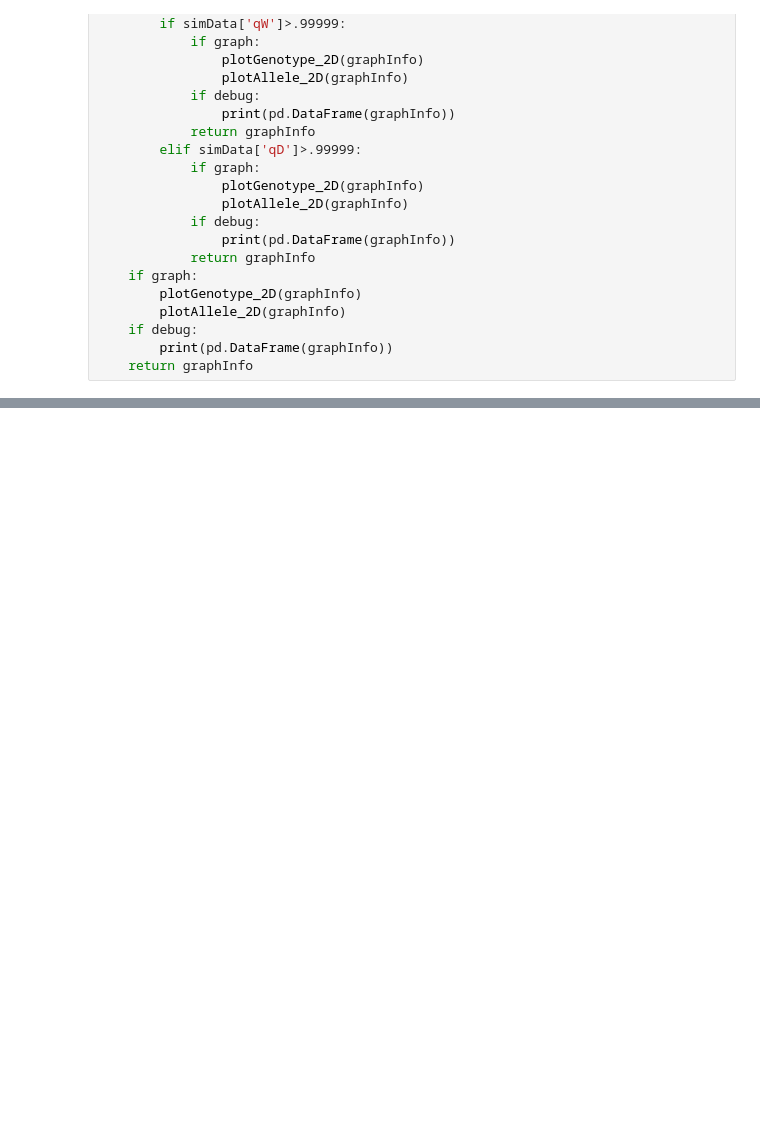
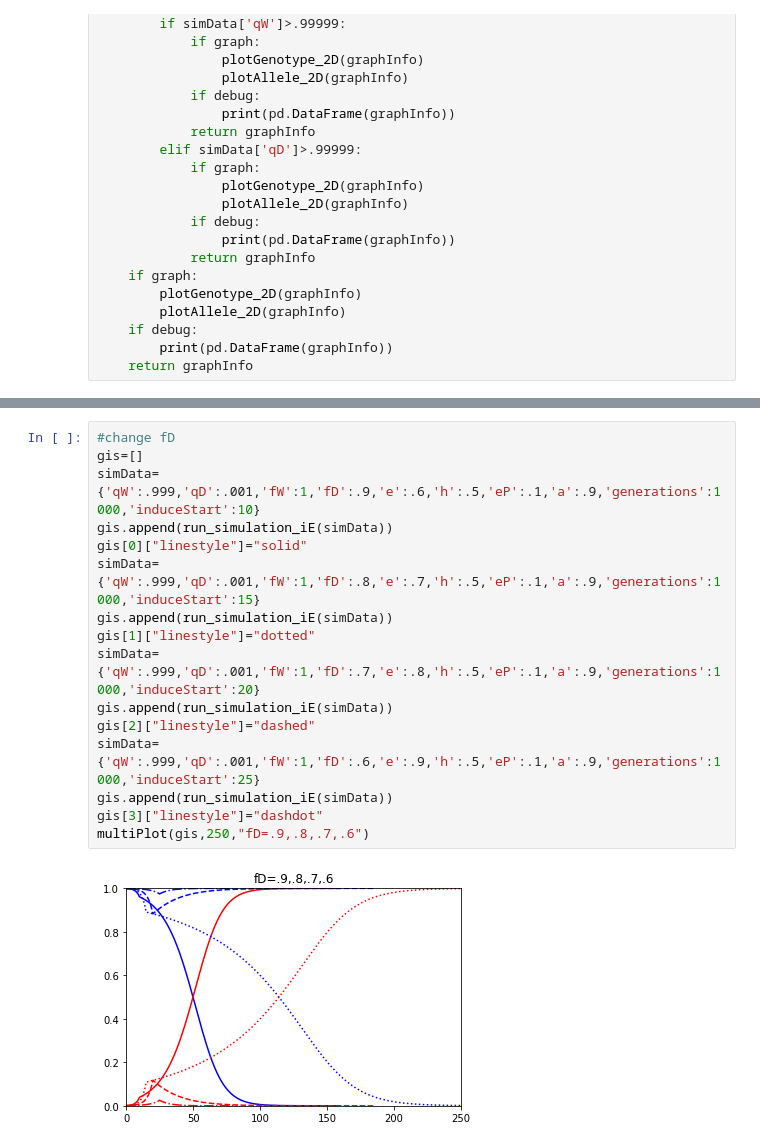
Before and after one commit to mgheffel/CRISPR-Gene-Drive-Population-Model, a Jupyter notebook: AlleleMultiMapiE.ipynb, the cells around one changed output, grey strips where cells are left out. Drawn from its saved outputs; the diff is of its cells as text; blank space fills up the shorter version.

Commit message:
iF multimap

```diff
--- a/AlleleMultiMapiE.ipynb
+++ b/AlleleMultiMapiE.ipynb
@@ -188,3 +191,21 @@ gis[3]["linestyle"]="dashdot"
 multiPlot(gis,450,"a=.9,.7,.5,.3")
 # %% [output]
 [figure]
+# %%
+#change fD
+gis=[]
+simData={'qW':.999,'qD':.001,'fW':1,'fD':.9,'e':.6,'h':.5,'eP':.1,'a':.9,'generations':1000,'induceStart':10}
+gis.append(run_simulation_iE(simData))
+gis[0]["linestyle"]="solid"
+simData={'qW':.999,'qD':.001,'fW':1,'fD':.8,'e':.7,'h':.5,'eP':.1,'a':.9,'generations':1000,'induceStart':15}
+gis.append(run_simulation_iE(simData))
+gis[1]["linestyle"]="dotted"
+simData={'qW':.999,'qD':.001,'fW':1,'fD':.7,'e':.8,'h':.5,'eP':.1,'a':.9,'generations':1000,'induceStart':20}
+gis.append(run_simulation_iE(simData))
+gis[2]["linestyle"]="dashed"
+simData={'qW':.999,'qD':.001,'fW':1,'fD':.6,'e':.9,'h':.5,'eP':.1,'a':.9,'generations':1000,'induceStart':25}
+gis.append(run_simulation_iE(simData))
+gis[3]["linestyle"]="dashdot"
+multiPlot(gis,250,"fD=.9,.8,.7,.6")
+# %% [output]
+[figure, added]
```
Also changed, not shown: parts of 3 cells of this notebook, 1 other file.
